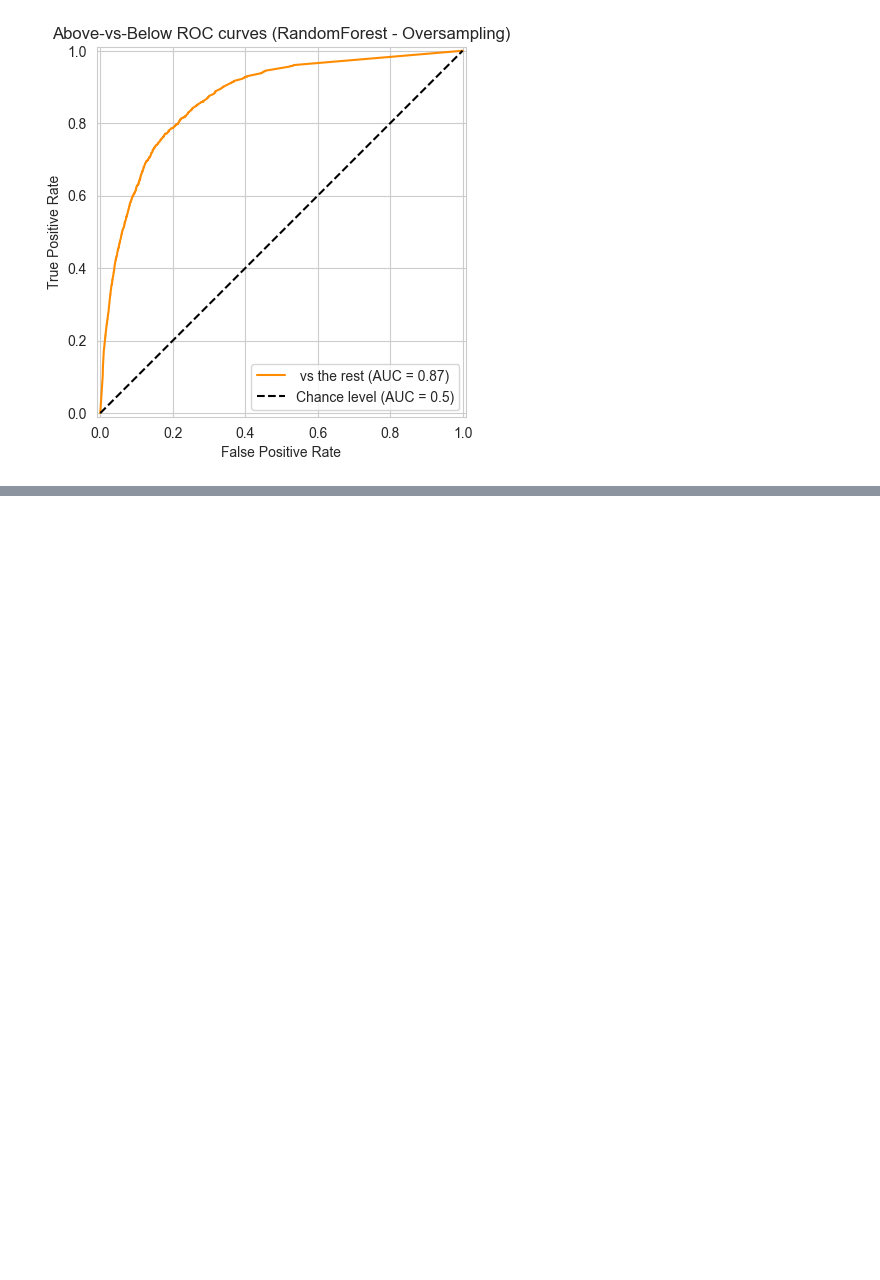
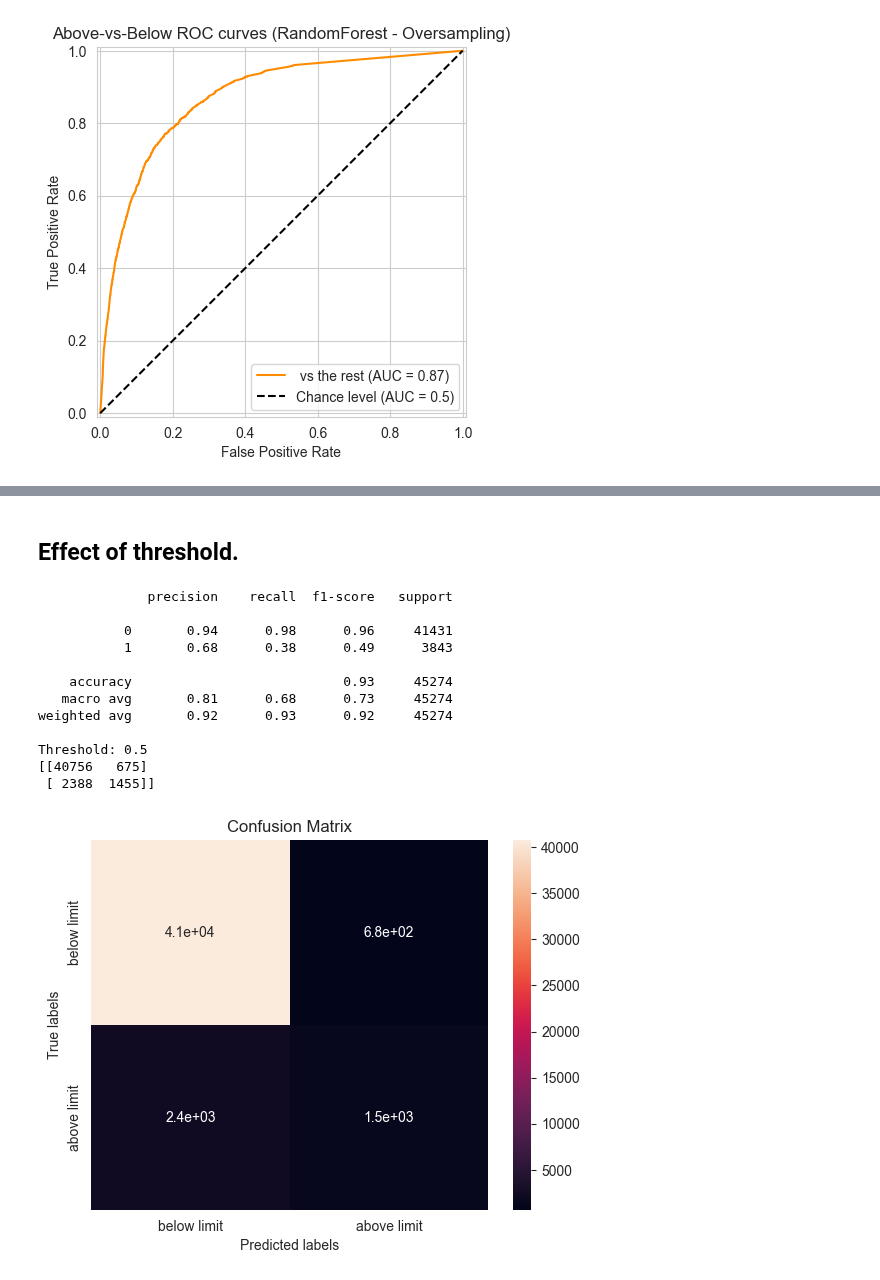
Before and after one commit to hanksnowdon/DataMiningProject, a Jupyter notebook: notebooks/03_ML_training_validation_test.ipynb, the cells around one changed output, grey strips where cells are left out. Saved outputs shown, nothing was run; the diff lists cells and outputs as text; code cells hidden in the pictures; blank space fills up the shorter version.

```diff
--- a/notebooks/03_ML_training_validation_test.ipynb
+++ b/notebooks/03_ML_training_validation_test.ipynb
@@ -499,0 +567,37 @@ _ = display.ax_.set(
+# %% [markdown]
+## Effect of threshold.
+# %%
+import seaborn as sns
+import matplotlib.pyplot as plt
+from sklearn.metrics import confusion_matrix
+def co_mat_thresholds(y_test, y_pred_prob, thr=0.5):
+    y_true=y_test[:]
+    y_pred=np.where(y_pred_prob[:,1]>thr,1,0)
+    labels = [0,1]
+    cm = confusion_matrix(y_true=y_true, y_pred=y_pred, labels=labels)
+    print(metrics.classification_report(y_true, y_pred))
+    print(f'Threshold: {thr}')
+    print(cm)
+    ax= plt.subplot()
+    sns.heatmap(cm, annot=True, ax = ax); #annot=True to annotate cells
+
+    # labels, title and ticks
+    ax.set_xlabel('Predicted labels');ax.set_ylabel('True labels');
+    ax.set_title('Confusion Matrix');
+    ax.xaxis.set_ticklabels(['below limit','above limit']); ax.yaxis.set_ticklabels(['below limit','above limit']);
+# %%
+co_mat_thresholds(y_test, y_score_w)
+# %% [output]
+              precision    recall  f1-score   support
+
+           0       0.94      0.98      0.96     41431
+           1       0.68      0.38      0.49      3843
+
+    accuracy                           0.93     45274
+   macro avg       0.81      0.68      0.73     45274
+weighted avg       0.92      0.93      0.92     45274
+
+Threshold: 0.5
+[[40756   675]
+ [ 2388  1455]]
+[figure, added]
```
Also changed, not shown: parts of 7 cells of this notebook.
